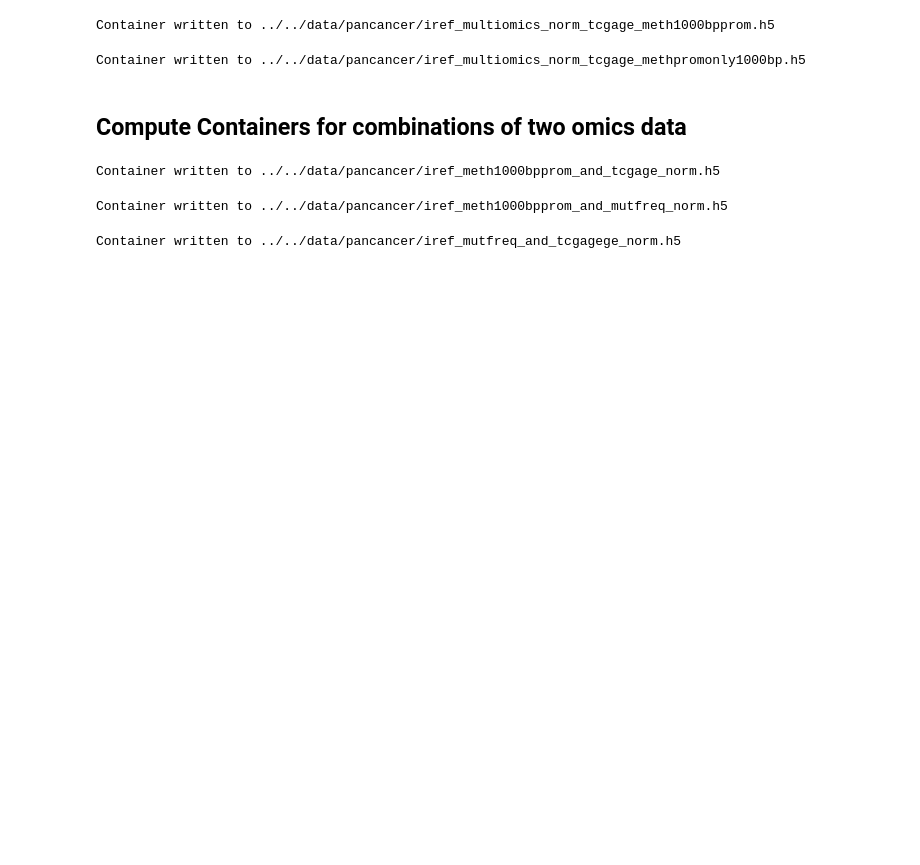
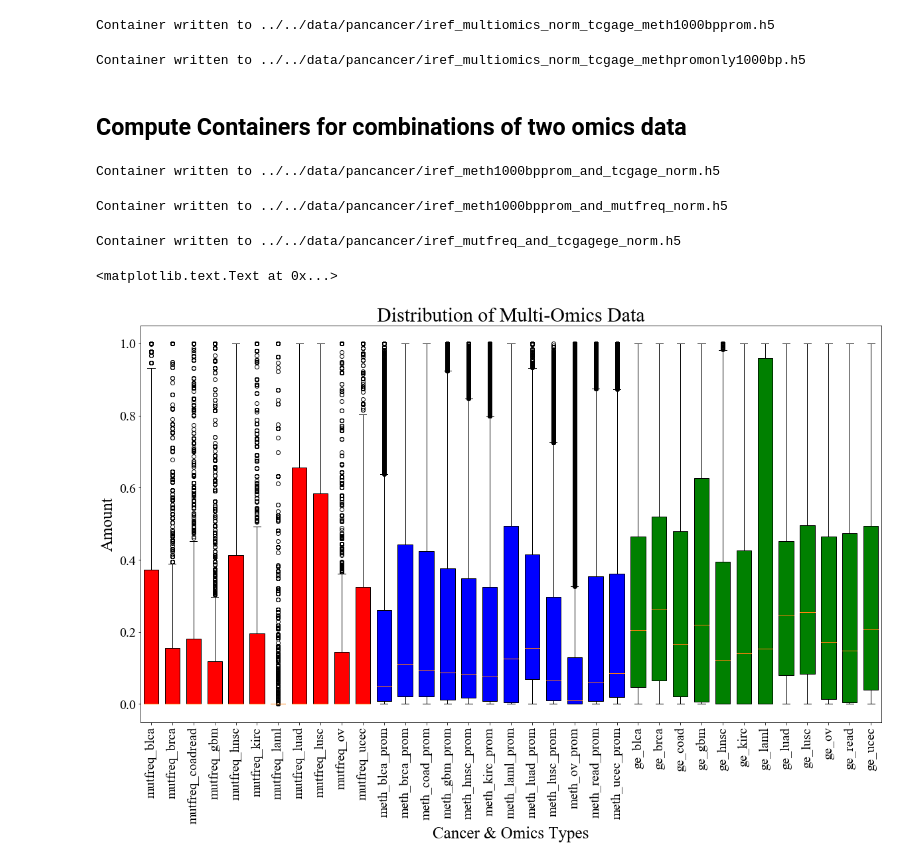
Before and after one commit to schulter/EMOGI, a Jupyter notebook: pancancer/preprocessing/build_multiomics_container.ipynb, the cells around one changed output. Cells and saved outputs as stored; diff of their text form; code cells hidden in the pictures; blank space fills up the shorter version.

```diff
--- a/pancancer/preprocessing/build_multiomics_container.ipynb
+++ b/pancancer/preprocessing/build_multiomics_container.ipynb
@@ -143,3 +142,28 @@ write_hdf5_container('../../data/pancancer/iref_mutfreq_and_tcgagege_norm.h5', n
                      feat_names_mut + feat_names_ge)
 # %% [output]
 Container written to ../../data/pancancer/iref_mutfreq_and_tcgagege_norm.h5
+# %%
+with h5py.File('../../data/pancancer/iref_multiomics_norm_tcgage_methpromonly1000bp.h5', 'r') as f:
+    features = f['features'][:]
+    f_names = f['feature_names'][:]
+
+# plot distribution of features
+fig = plt.figure(figsize=(20, 11))
+
+# plot
+x = plt.boxplot(features, widths=0.7, patch_artist=True)
+_ = plt.xticks(range(1, features.shape[1]+1), f_names, rotation='vertical', fontsize=20)
+_ = plt.setp(plt.gca().get_yticklabels(), fontsize=20)
+
+# fill with colors
+colors = ['red']*11 + ['blue']*12 + ['green']*12
+for patch, color in zip(x['boxes'], colors):
+    patch.set_facecolor(color)
+
+#plt.gca().set_ylim([-0.05, 1.5])
+plt.xlabel('Cancer & Omics Types', fontsize=25)
+plt.ylabel('Amount', fontsize=25)
+plt.title('Distribution of Multi-Omics Data', fontsize=30)
+# %% [output]
+<matplotlib.text.Text at 0x...>
+[figure, added]
```
Also changed, not shown: parts of 8 cells of this notebook.
